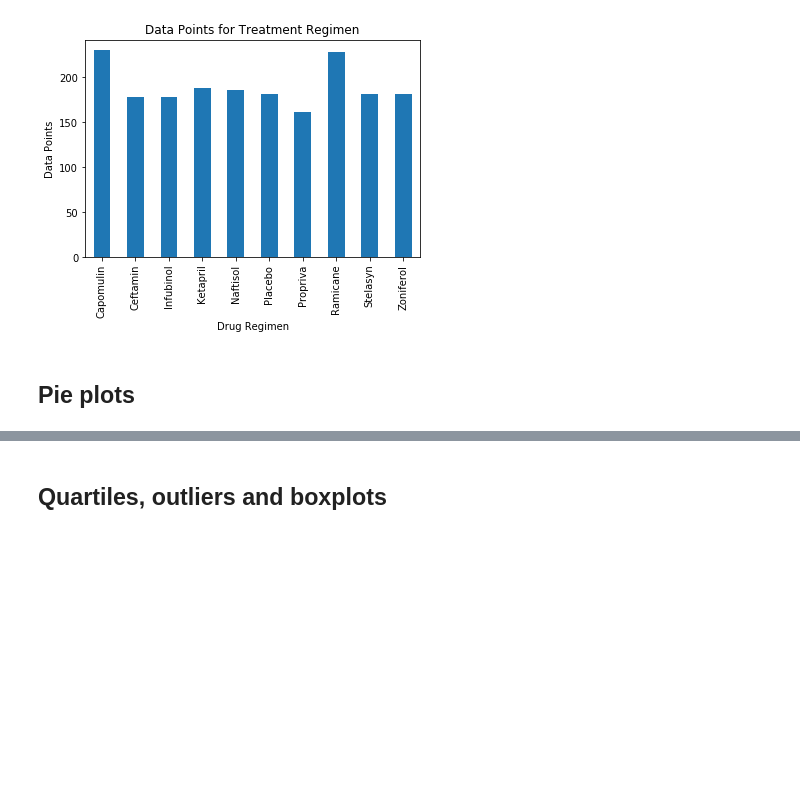
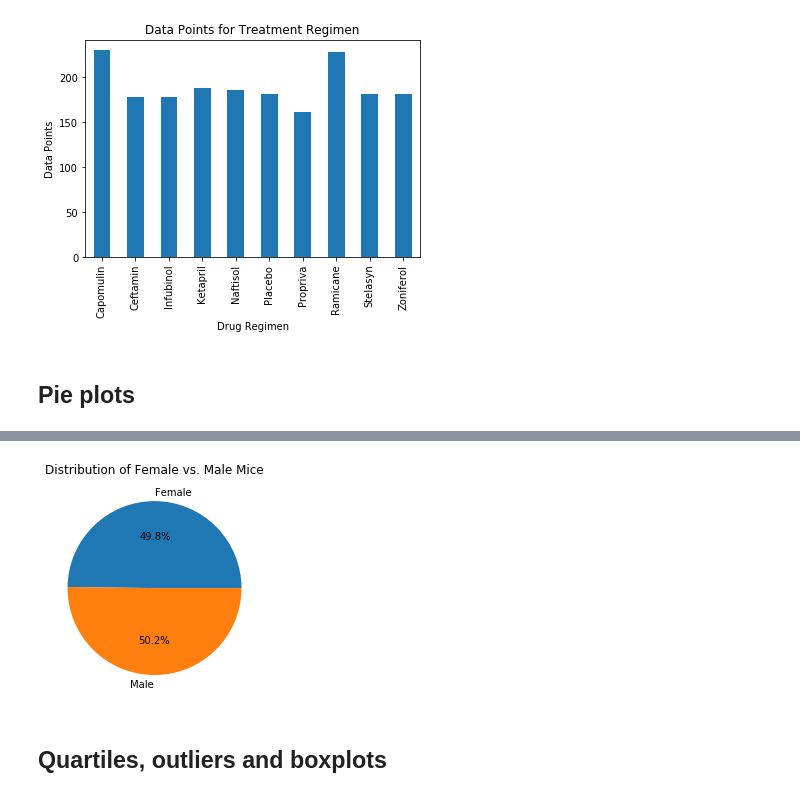
Before and after one commit to jaime030690/matplotlib-hw, a Jupyter notebook: Pymaceuticals/pymaceuticals_starter.ipynb, the cells around one changed output, grey strips where cells are left out. Saved outputs shown, nothing was run; the diff lists cells and outputs as text; code cells hidden in the pictures; blank space fills up the shorter version.

```diff
--- a/Pymaceuticals/pymaceuticals_starter.ipynb
+++ b/Pymaceuticals/pymaceuticals_starter.ipynb
@@ -106,5 +106,13 @@ Text(0, 0.5, 'Sex')
 # %%
 # Generate a pie plot showing the distribution of female versus male mice using pyplot
+labels = sex_df.index
+counts = sex_df
+
+plt.title('Distribution of Female vs. Male Mice')
+plt.pie(counts, labels = labels, autopct = '%1.1f%%')
+plt.show()
+# %% [output]
+[figure, added]
 # %% [markdown]
 ## Quartiles, outliers and boxplots
 # %%
```
Also changed, not shown: parts of 1 cell of this notebook.
